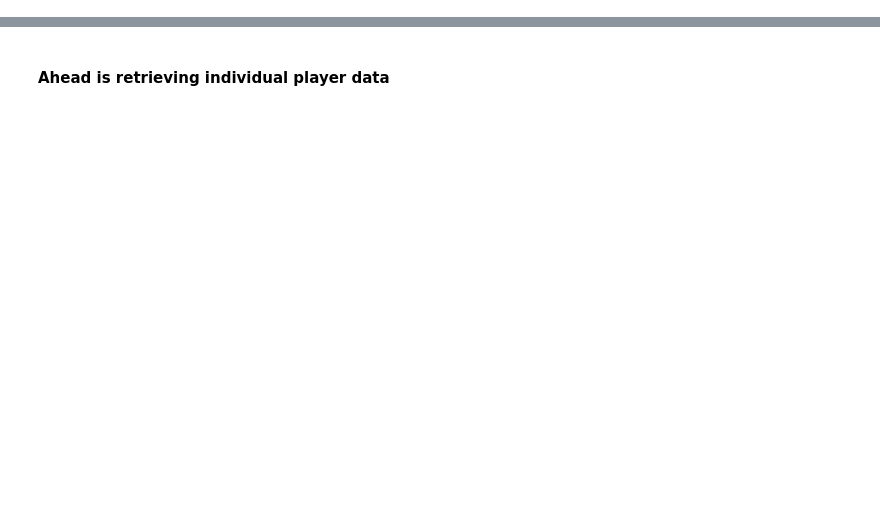
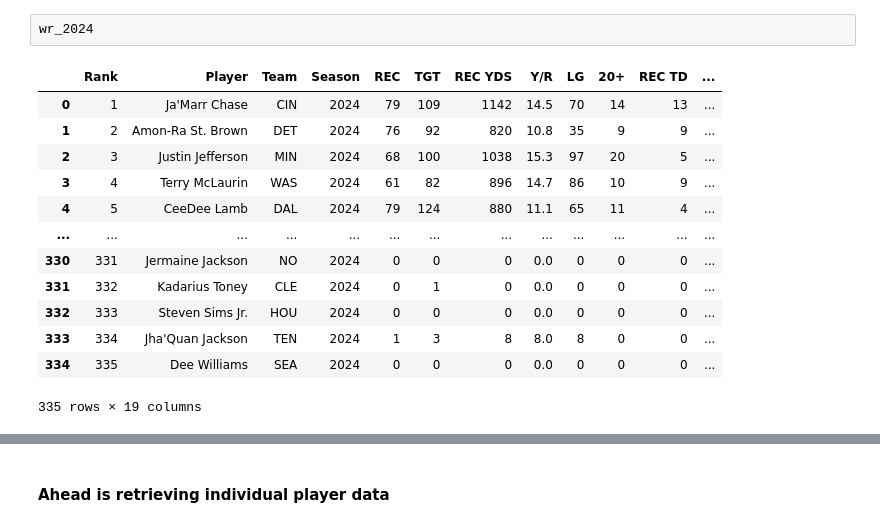
Before and after one commit to Pratiibh/Fantasy-Football-Model, a Jupyter notebook: Fantasy.ipynb, the cells around one changed output, grey strips where cells are left out. Drawn from its saved outputs; the diff is of its cells as text; blank space fills up the shorter version.

```diff
--- a/Fantasy.ipynb
+++ b/Fantasy.ipynb
@@ -234,0 +507,16 @@ wr_2023_matches[0].head()
+# %%
+wr_2024
+# %% [output]
+|  | Rank | Player | Team | Season | REC | TGT | REC YDS | Y/R | LG | 20+ | REC TD | ... |
+| 0 | 1 | Ja'Marr Chase | CIN | 2024 | 79 | 109 | 1142 | 14.5 | 70 | 14 | 13 | ... |
+| 1 | 2 | Amon-Ra St. Brown | DET | 2024 | 76 | 92 | 820 | 10.8 | 35 | 9 | 9 | ... |
+| 2 | 3 | Justin Jefferson | MIN | 2024 | 68 | 100 | 1038 | 15.3 | 97 | 20 | 5 | ... |
+| 3 | 4 | Terry McLaurin | WAS | 2024 | 61 | 82 | 896 | 14.7 | 86 | 10 | 9 | ... |
+| 4 | 5 | CeeDee Lamb | DAL | 2024 | 79 | 124 | 880 | 11.1 | 65 | 11 | 4 | ... |
+| ... | ... | ... | ... | ... | ... | ... | ... | ... | ... | ... | ... | ... |
+| 330 | 331 | Jermaine Jackson | NO | 2024 | 0 | 0 | 0 | 0.0 | 0 | 0 | 0 | ... |
+| 331 | 332 | Kadarius Toney | CLE | 2024 | 0 | 1 | 0 | 0.0 | 0 | 0 | 0 | ... |
+| 332 | 333 | Steven Sims Jr. | HOU | 2024 | 0 | 0 | 0 | 0.0 | 0 | 0 | 0 | ... |
+| 333 | 334 | Jha'Quan Jackson | TEN | 2024 | 1 | 3 | 8 | 8.0 | 8 | 0 | 0 | ... |
+| 334 | 335 | Dee Williams | SEA | 2024 | 0 | 0 | 0 | 0.0 | 0 | 0 | 0 | ... |
+335 rows × 19 columns
```
Also changed, not shown: parts of 72 cells of this notebook, 1 other file.
